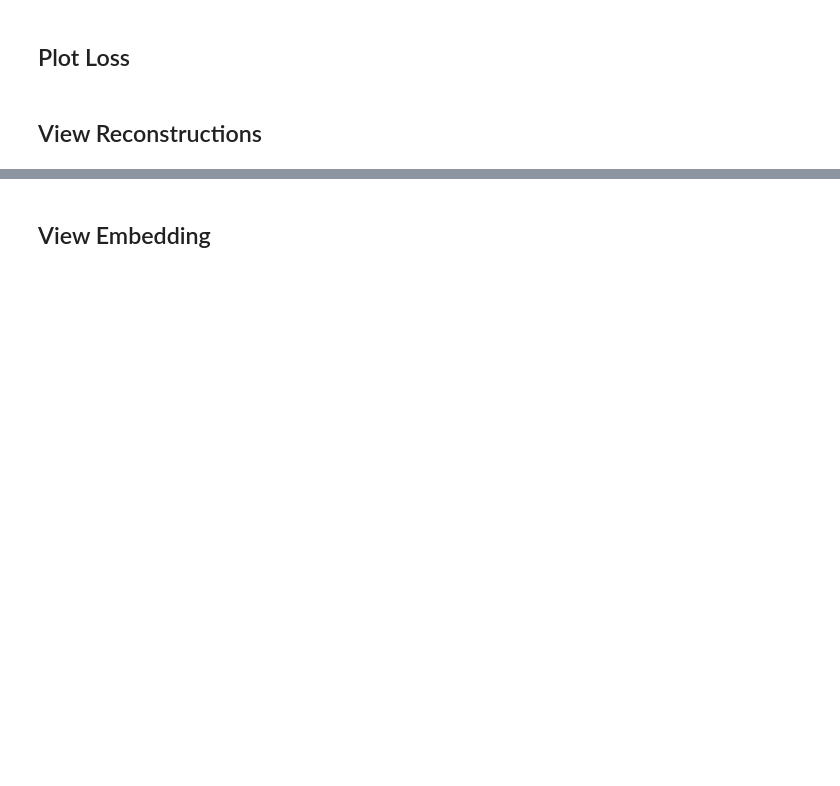
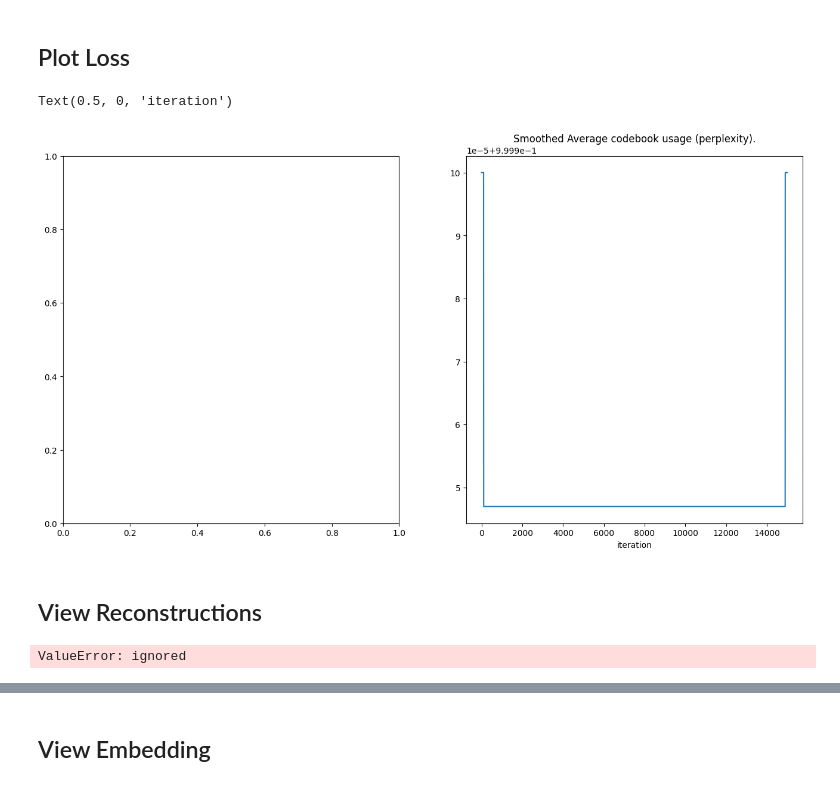
Before and after one commit to Ryan0v0/nninn, a Jupyter notebook: vq_vae.ipynb, the cells around one changed output, grey strips where cells are left out. Saved outputs shown, nothing was run; the diff lists cells and outputs as text; code cells hidden in the pictures; blank space fills up the shorter version.

```diff
--- a/vq_vae.ipynb
+++ b/vq_vae.ipynb
@@ -335,35 +322,15 @@ class Decoder(nn.Module):
     def __init__(self, in_channels, num_hiddens, num_residual_layers, num_residual_hiddens):
         super(Decoder, self).__init__()
 
-        self._conv_1 = nn.Conv2d(in_channels=in_channels,
-                                 out_channels=num_hiddens,
-                                 kernel_size=3,
-                                 stride=1, padding=1)
-
-        self._residual_stack = ResidualStack(in_channels=num_hiddens,
-                                             num_hiddens=num_hiddens,
-                                             num_residual_layers=num_residual_layers,
-                                             num_residual_hiddens=num_residual_hiddens)
-
-        self._conv_trans_1 = nn.ConvTranspose2d(in_channels=num_hiddens,
-                                                out_channels=num_hiddens//2,
-                                                kernel_size=4,
-                                                stride=2, padding=1)
-
-        self._conv_trans_2 = nn.ConvTranspose2d(in_channels=num_hiddens//2,
-                                                out_channels=3,
-                                                kernel_size=4,
-                                                stride=2, padding=1)
+        self._linear_1 = nn.Linear(in_channels, num_hiddens)
+        self._linear_2 = nn.Linear(num_hiddens, num_hiddens//2)
 
     def forward(self, inputs):
-        x = self._conv_1(inputs)
-
-        x = self._residual_stack(x)
-
-        x = self._conv_trans_1(x)
+        x = self._linear_1(inputs.view(inputs.size(0), -1)) # x = self._linear_1(inputs)
         x = F.relu(x)
-
-        return self._conv_trans_2(x)
+        x = self._linear_2(x)
+        x = F.relu(x)
+        return x
 # %% [markdown]
 ## Train
 
@@ -553,18 +534,18 @@ for i in xrange(num_training_updates):
     optimizer.zero_grad()
 
     vq_loss, data_recon, perplexity = model(data)
-    recon_error = F.mse_loss(data_recon, data) / data_variance
+    recon_error = 0 # F.mse_loss(data_recon, data) / data_variance
     loss = recon_error + vq_loss
     loss.backward()
 
     optimizer.step()
 
-    train_res_recon_error.append(recon_error.item())
+    # train_res_recon_error.append(recon_error.item())
     train_res_perplexity.append(perplexity.item())
 
     if (i+1) % 100 == 0:
         print('%d iterations' % (i+1))
-        print('recon_error: %.3f' % np.mean(train_res_recon_error[-100:]))
+        # print('recon_error: %.3f' % np.mean(train_res_recon_error[-100:]))
         print('perplexity: %.3f' % np.mean(train_res_perplexity[-100:]))
         print()
 # %% [output]
@@ -572,28 +569,38 @@ RuntimeError: ignored
 # %% [markdown]
 ## Plot Loss
 # %%
-train_res_recon_error_smooth = savgol_filter(train_res_recon_error, 201, 7)
+# train_res_recon_error_smooth = savgol_filter(train_res_recon_error, 201, 7)
 train_res_perplexity_smooth = savgol_filter(train_res_perplexity, 201, 7)
 # %%
 f = plt.figure(figsize=(16,8))
 ax = f.add_subplot(1,2,1)
+'''
 ax.plot(train_res_recon_error_smooth)
 ax.set_yscale('log')
 ax.set_title('Smoothed NMSE.')
 ax.set_xlabel('iteration')
-
+'''
 ax = f.add_subplot(1,2,2)
 ax.plot(train_res_perplexity_smooth)
 ax.set_title('Smoothed Average codebook usage (perplexity).')
 ax.set_xlabel('iteration')
+# %% [output]
+Text(0.5, 0, 'iteration')
+[figure, added]
 # %% [markdown]
 ## View Reconstructions
 # %%
 model.eval()
 
-(valid_originals, _) = next(iter(validation_loader))
+# dataset = TensorDataset(torch.from_numpy(param_chunks_np))
+
+(valid_originals, _) = next(iter(training_loader))
 valid_originals = valid_originals.to(device)
 
-vq_output_eval = model._pre_vq_conv(model._encoder(valid_originals))
+print(valid_originals.shape)
+
+vq_output_eval = model._pre_vq_linear(model._encoder(valid_originals))
 _, valid_quantize, _, _ = model._vq_vae(vq_output_eval)
 valid_reconstructions = model._decoder(valid_quantize)
+# %% [output]
+ValueError: ignored
```
Also changed, not shown: parts of 14 cells of this notebook.
